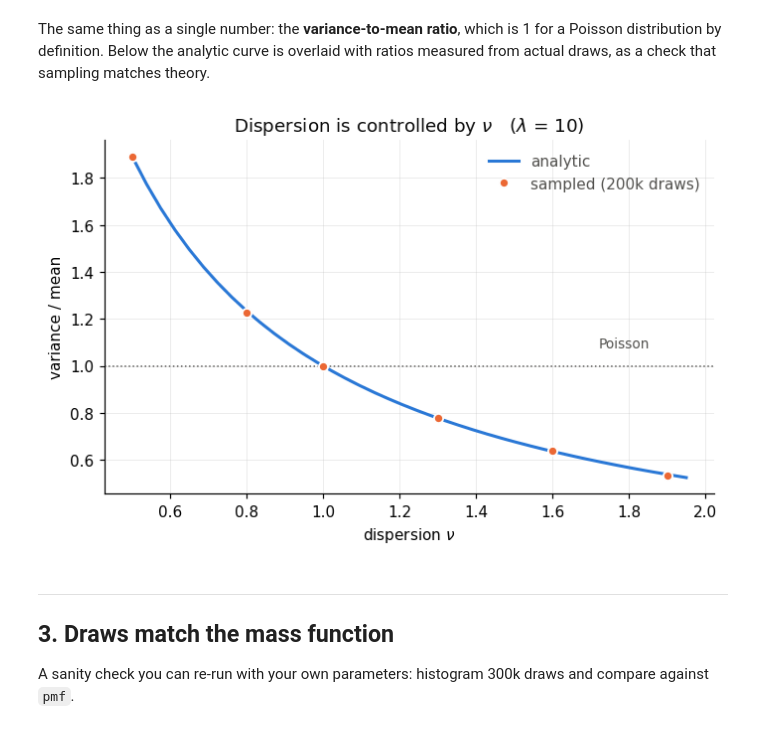
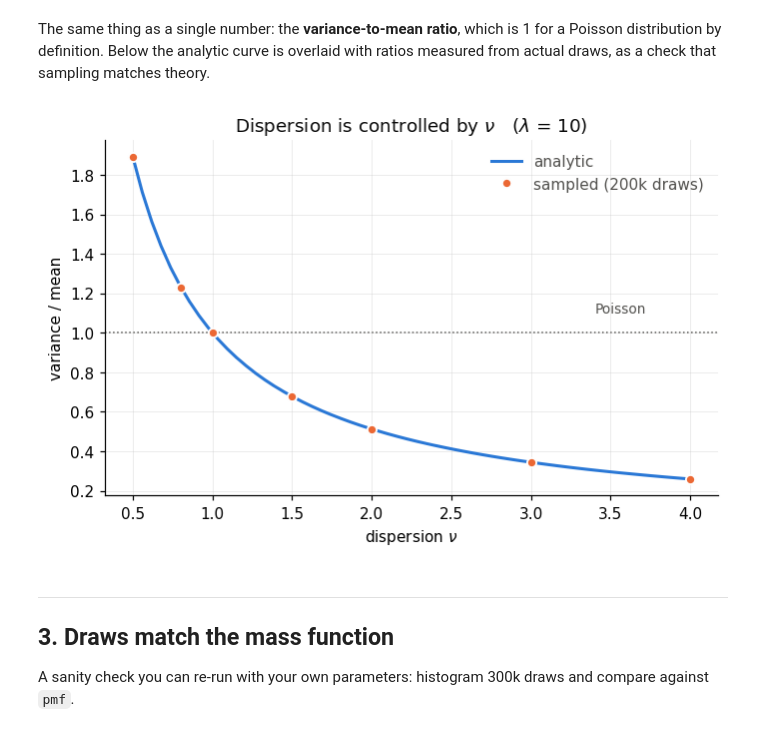
Before and after one commit to antoine-rocher/cmpdist, a Jupyter notebook: examples/getting_started.ipynb, the cells around one changed output. Cells and saved outputs as stored; diff of their text form; code cells hidden in the pictures.

```diff
--- a/examples/getting_started.ipynb
+++ b/examples/getting_started.ipynb
@@ -91,7 +91,7 @@ dispersion changes: small $\nu$ spreads the counts out, large $\nu$ concentrates
 them around the mean.
 # %%
 lam = 8.0
-nus = [0.5, 0.7, 1.0, 1.4, 1.9]
+nus = [0.5, 0.8, 1.0, 2.0, 4.0]
 k = np.arange(0, 22)
 
 fig, ax = plt.subplots(figsize=(7.2, 4.2))
@@ -115,37 +115,37 @@ measured from actual draws, as a check that sampling matches theory.
 def analytic_moments(dist, lam, nu):
     """Mean and variance of the (truncated) CMP with the given mean parameter."""
     k = np.arange(dist.max_count(lam) + 1)
     p = dist.pmf(k, lam, nu)
     mean = (k * p).sum()
     var = (k**2 * p).sum() - mean**2
     return mean, var
 
 
 lam = 10.0
-nu_grid = np.linspace(0.5, 1.95, 40)
+nu_grid = np.linspace(0.5, 4.0, 60)
 analytic = np.array([np.divide(*analytic_moments(d, lam, nu)[::-1]) for nu in nu_grid])
 
-nu_pts = np.array([0.5, 0.8, 1.0, 1.3, 1.6, 1.9])
+nu_pts = np.array([0.5, 0.8, 1.0, 1.5, 2.0, 3.0, 4.0])
 sampled = []
 for nu in nu_pts:
     s = d.sample(np.full(200_000, lam), nu)
     sampled.append(s.var() / s.mean())
 
 fig, ax = plt.subplots(figsize=(7.2, 4.2))
 ax.plot(nu_grid, analytic, color=C_BLUE, label="analytic")
 ax.plot(nu_pts, sampled, "o", color=C_ORANGE, label="sampled (200k draws)",
         markeredgecolor="white", markeredgewidth=1.2, zorder=3)
 ax.axhline(1.0, color=INK_SOFT, lw=1, ls=":", zorder=0)
-ax.annotate("Poisson", xy=(1.72, 1.0), xytext=(1.72, 1.08),
+ax.annotate("Poisson", xy=(3.4, 1.0), xytext=(3.4, 1.10),
             color=INK_SOFT, fontsize=9)
 
 ax.set_xlabel("dispersion $\\nu$")
 ax.set_ylabel("variance / mean")
 ax.set_title(f"Dispersion is controlled by $\\nu$   ($\\lambda$ = {lam:g})", color=INK)
 ax.legend(labelcolor=INK_SOFT)
 plt.show()
 # %% [output]
-[figure, old version]
+[figure, new version]
 # %% [markdown]
 ---
 ## 3. Draws match the mass function
```
Also changed, not shown: parts of 13 cells of this notebook, 4 other files.
